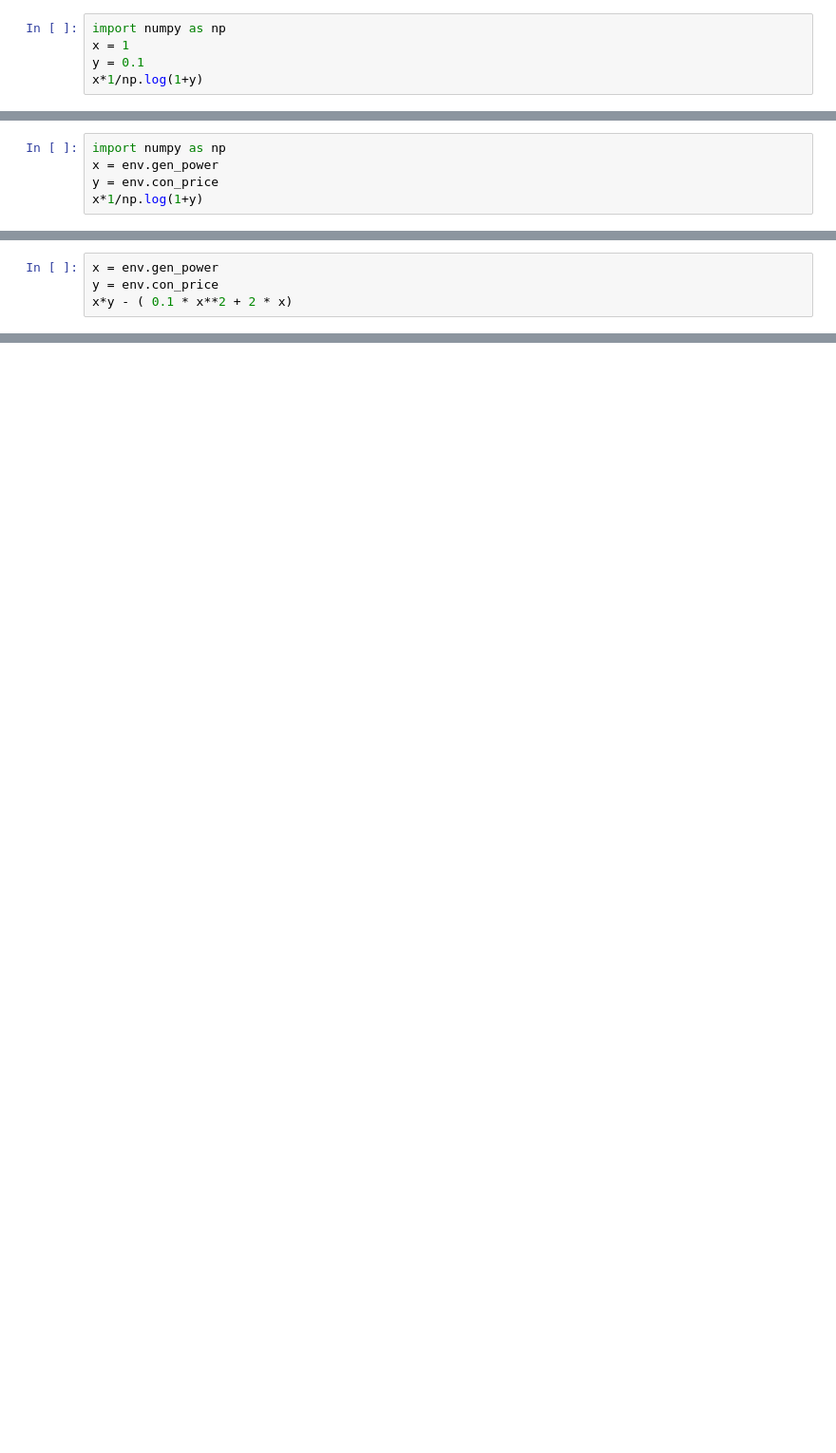
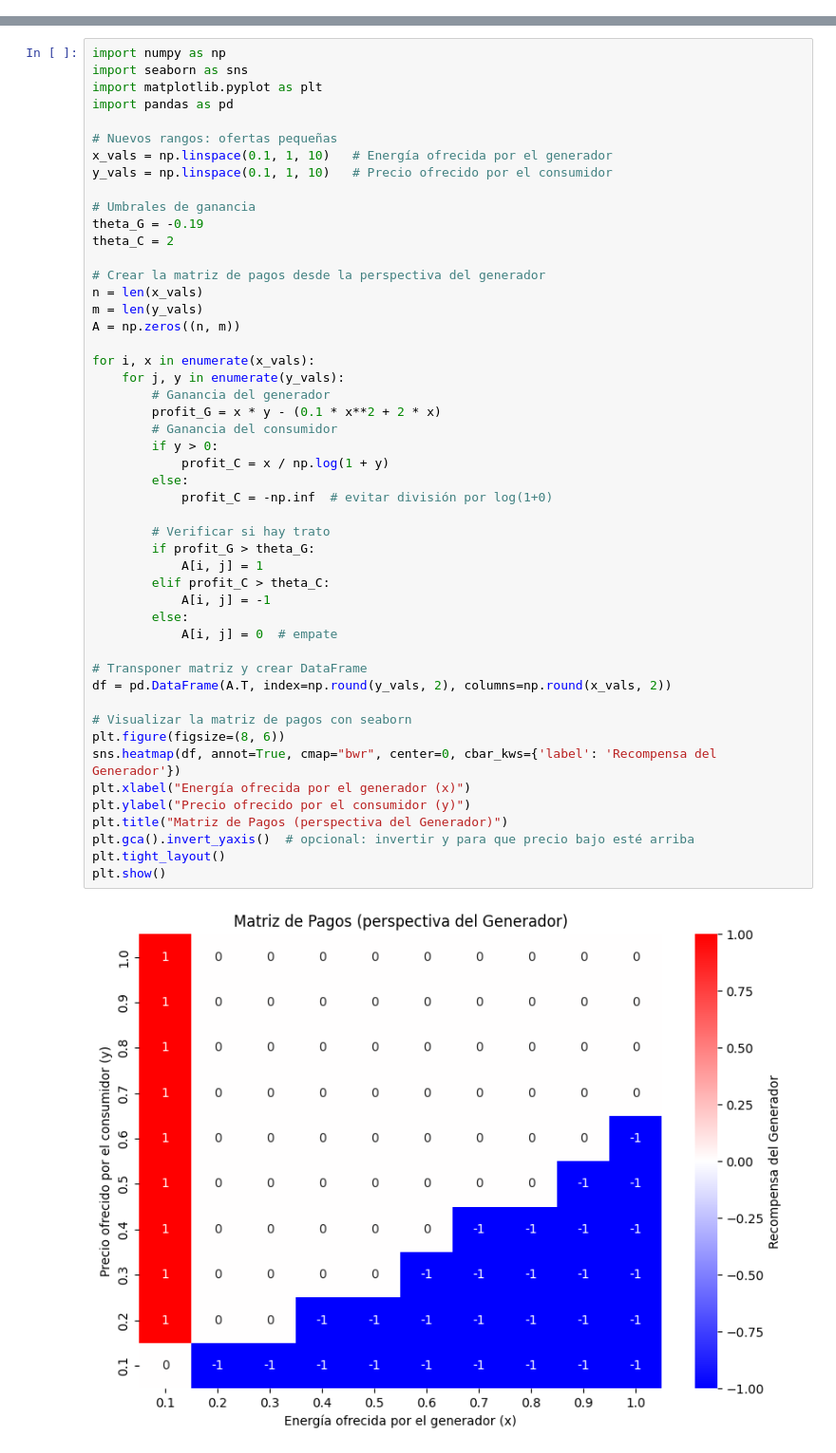
Before and after one commit to juanpabmedina/master_thesis, a Jupyter notebook: algorithms/p2p_energy_game_gpt/soccer_game_gpt.ipynb, the cells around one changed output, grey strips where cells are left out. Shown at 95% size. Cells and saved outputs as stored; diff of their text form; blank space fills up the shorter version.

Commit message:
Nothing important

```diff
--- a/algorithms/p2p_energy_game_gpt/soccer_game_gpt.ipynb
+++ b/algorithms/p2p_energy_game_gpt/soccer_game_gpt.ipynb
@@ -205,5 +74,0 @@ Consummer 10 last mean 0.4
-# %%
-import numpy as np
-x = 1
-y = 0.1
-x*1/np.log(1+y)
@@ -270,5 +74,0 @@ env.con_profit
-# %%
-import numpy as np
-x = env.gen_power
-y = env.con_price
-x*1/np.log(1+y)
@@ -277,4 +74,0 @@ x*1/np.log(1+y)
-# %%
-x = env.gen_power
-y = env.con_price
-x*y - ( 0.1 * x**2 + 2 * x)
@@ -341,0 +196,51 @@ round(random.uniform(1.5, 3.7), 1)
+# %%
+import numpy as np
+import seaborn as sns
+import matplotlib.pyplot as plt
+import pandas as pd
+
+# Nuevos rangos: ofertas pequeñas
+x_vals = np.linspace(0.1, 1, 10)   # Energía ofrecida por el generador
+y_vals = np.linspace(0.1, 1, 10)   # Precio ofrecido por el consumidor
+
+# Umbrales de ganancia
+theta_G = -0.19
+theta_C = 2
+
+# Crear la matriz de pagos desde la perspectiva del generador
+n = len(x_vals)
+m = len(y_vals)
+A = np.zeros((n, m))
+
+for i, x in enumerate(x_vals):
+    for j, y in enumerate(y_vals):
+        # Ganancia del generador
+        profit_G = x * y - (0.1 * x**2 + 2 * x)
+        # Ganancia del consumidor
+        if y > 0:
+            profit_C = x / np.log(1 + y)
+        else:
+            profit_C = -np.inf  # evitar división por log(1+0)
+
+        # Verificar si hay trato
+        if profit_G > theta_G:
+            A[i, j] = 1
+        elif profit_C > theta_C:
+            A[i, j] = -1
+        else:
+            A[i, j] = 0  # empate
+
+# Transponer matriz y crear DataFrame
+df = pd.DataFrame(A.T, index=np.round(y_vals, 2), columns=np.round(x_vals, 2))
+
+# Visualizar la matriz de pagos con seaborn
+plt.figure(figsize=(8, 6))
+sns.heatmap(df, annot=True, cmap="bwr", center=0, cbar_kws={'label': 'Recompensa del Generador'})
+plt.xlabel("Energía ofrecida por el generador (x)")
+plt.ylabel("Precio ofrecido por el consumidor (y)")
+plt.title("Matriz de Pagos (perspectiva del Generador)")
+plt.gca().invert_yaxis()  # opcional: invertir y para que precio bajo esté arriba
+plt.tight_layout()
+plt.show()
+# %% [output]
+[figure, added]
```
Also changed, not shown: parts of 29 cells of this notebook, 13 other files.
